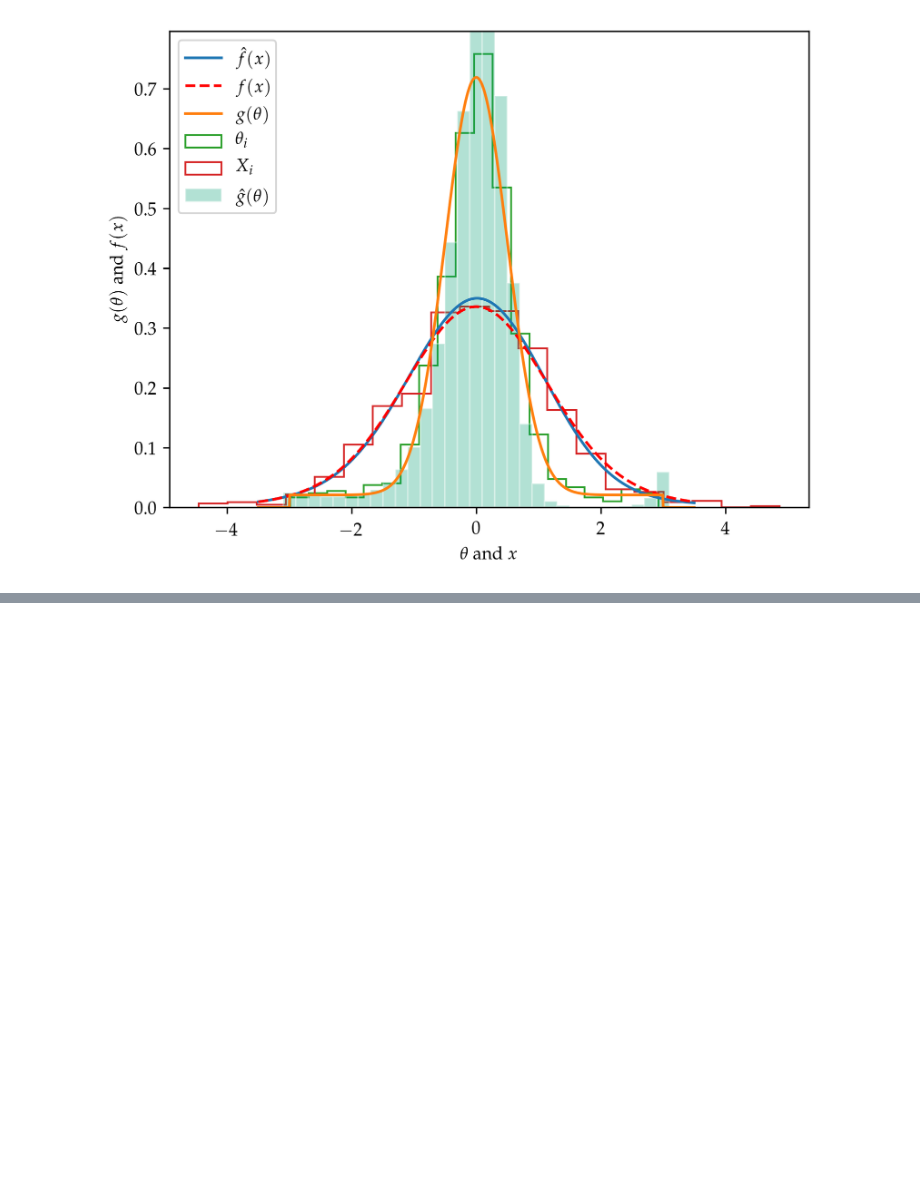
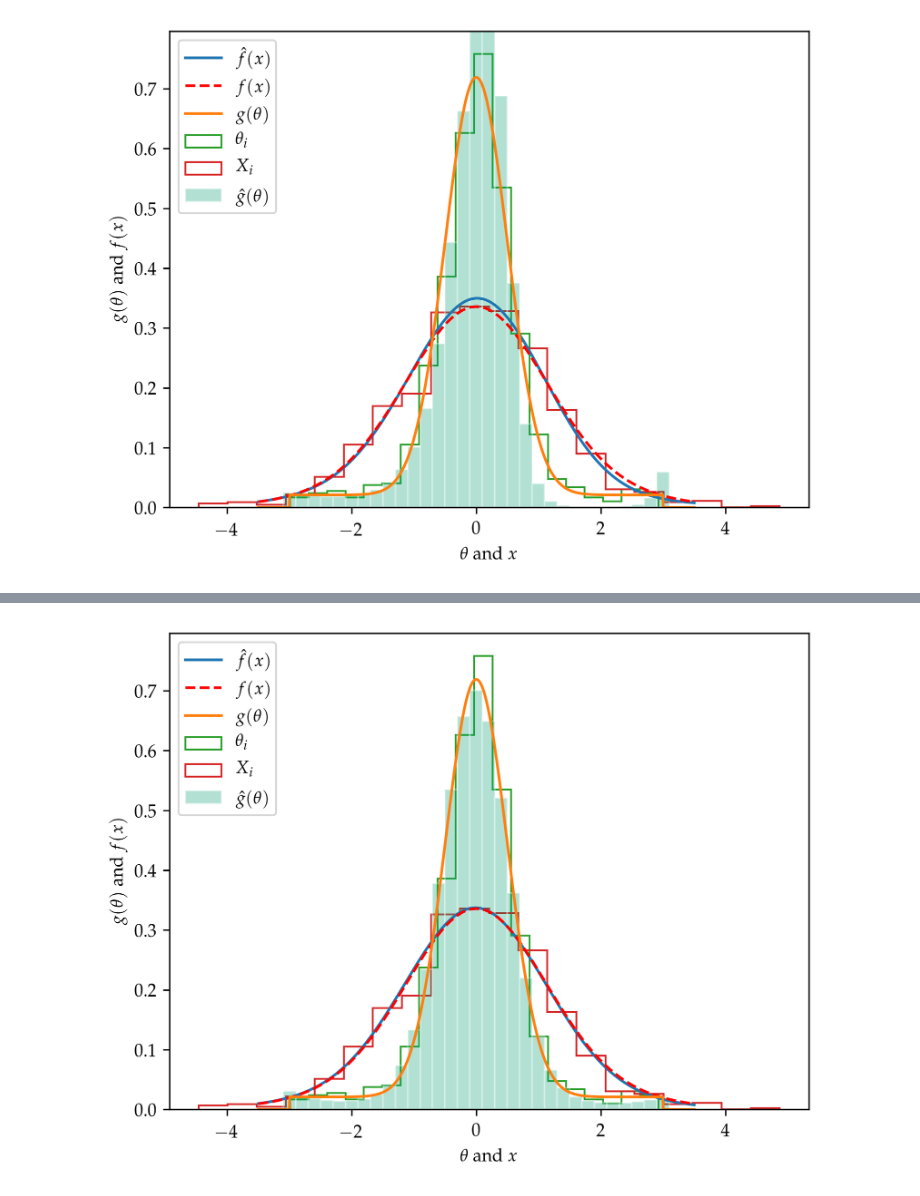
Before and after one commit to maximerischard/DeconvolutionTests.jl, a Jupyter notebook: notebooks/Efron_ExponentialFamily_Splines.ipynb, the cells around one changed output, grey strips where cells are left out. Drawn from its saved outputs; the diff is of its cells as text; code cells hidden in the pictures; blank space fills up the shorter version.

Commit message:
complete reproduction of figure 2

```diff
--- a/notebooks/Efron_ExponentialFamily_Splines.ipynb
+++ b/notebooks/Efron_ExponentialFamily_Splines.ipynb
@@ -679,0 +864,6 @@ plt.legend(loc="upper left")
+# %%
+c0 = 2
+f = ExpoFamSpline.make_penalized_w_noise_pre(d, example_noise, X_sim, c0)
+td = TwiceDifferentiable(f, copy(coefs(d)); autodiff=:forward)
+opt_reg = optimize(td, zeros(coefs(d)), Optim.Newton())
+@time opt_reg = optimize(td, zeros(coefs(d)), Optim.Newton())
@@ -679,0 +890,23 @@ plt.legend(loc="upper left")
+# %%
+d_optim = ExpoFamSpline.ExpoSpline(d.domain, d.Qbasis, Optim.minimizer(opt_reg))
+
+f_x_unnormalised = exp.([convolved_log_fx(d_optim, d_optim.domain, example_noise, x) for x in xx])
+f_x_normalised = f_x_unnormalised ./ sum(StatsBase.midpoints(f_x_unnormalised) .* diff(xx))
+plt.plot(xx, f_x_normalised, label=L"\hat{f}(x)")
+
+f_x_unnormalised = exp.([convolved_log_fx(example_gθ, linspace(-3.0, 3.0, 51), example_noise, x) for x in xx])
+f_x_normalised = f_x_unnormalised ./ sum(StatsBase.midpoints(f_x_unnormalised) .* diff(xx))
+plt.plot(xx, f_x_normalised, label=L"f(x)", color="red", linestyle="--")
+
+plt.plot(xx, pdf.(example_gθ, xx), label=L"g(\theta)")
+plt.plt[:hist](θ_sim, histtype="step", normed=true, label=L"\theta_i", bins=20)
+plt.plt[:hist](X_sim, histtype="step", normed=true, label=L"X_i", bins=20)
+_ylim = plt.ylim()
+plot_pdf(d_optim, label=L"\hat{g}(\theta)"; facecolor=cbbPalette[3], alpha=0.3, edgecolor="white")
+plt.ylim(_ylim)
+plt.ylabel(L"$g(\theta)$ and $f(x)$")
+plt.xlabel(L"$\theta$ and $x$")
+plt.legend(loc="upper left")
+;
+# %% [output]
+[figure, added]
```
Also changed, not shown: parts of 60 cells of this notebook.
